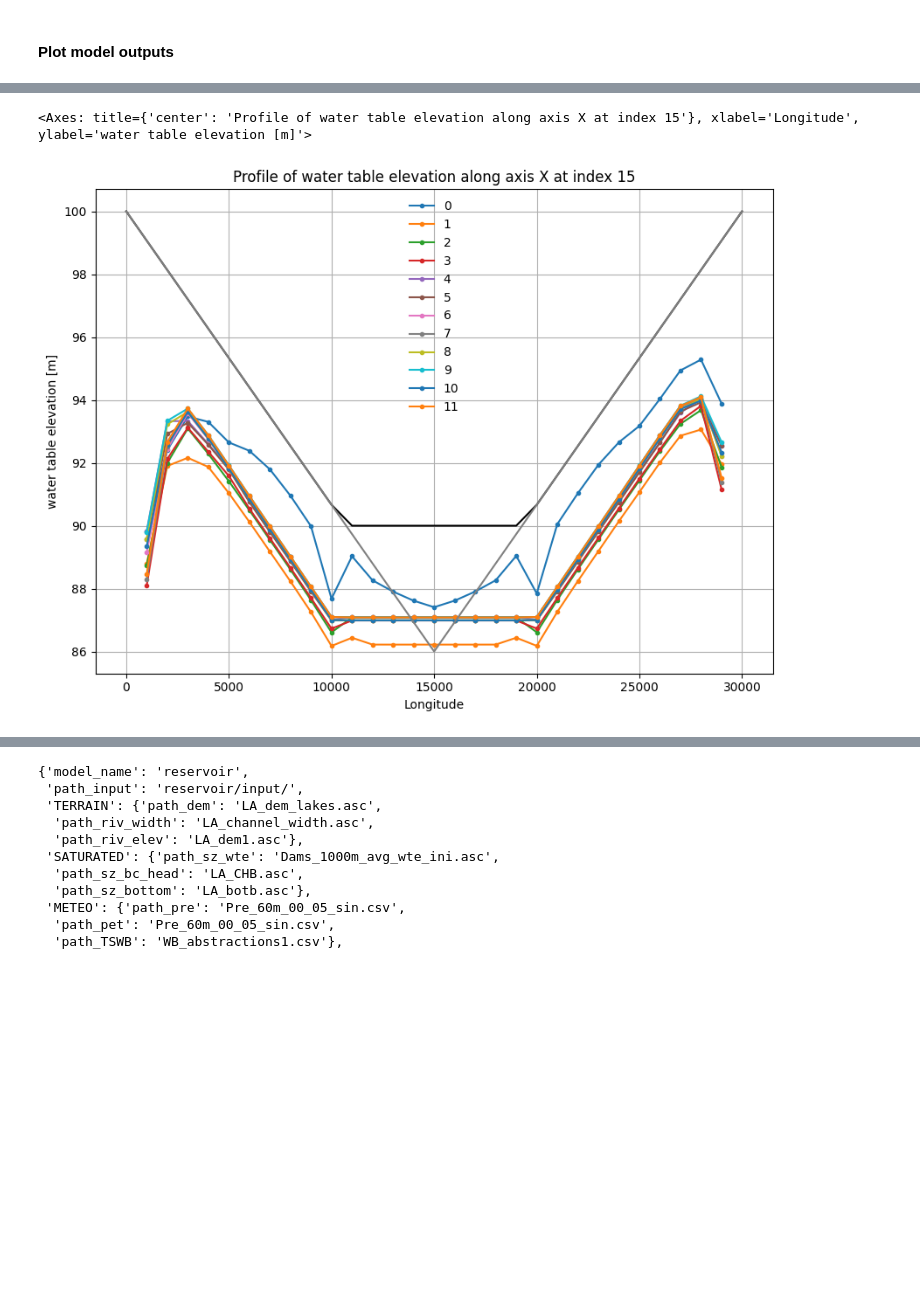
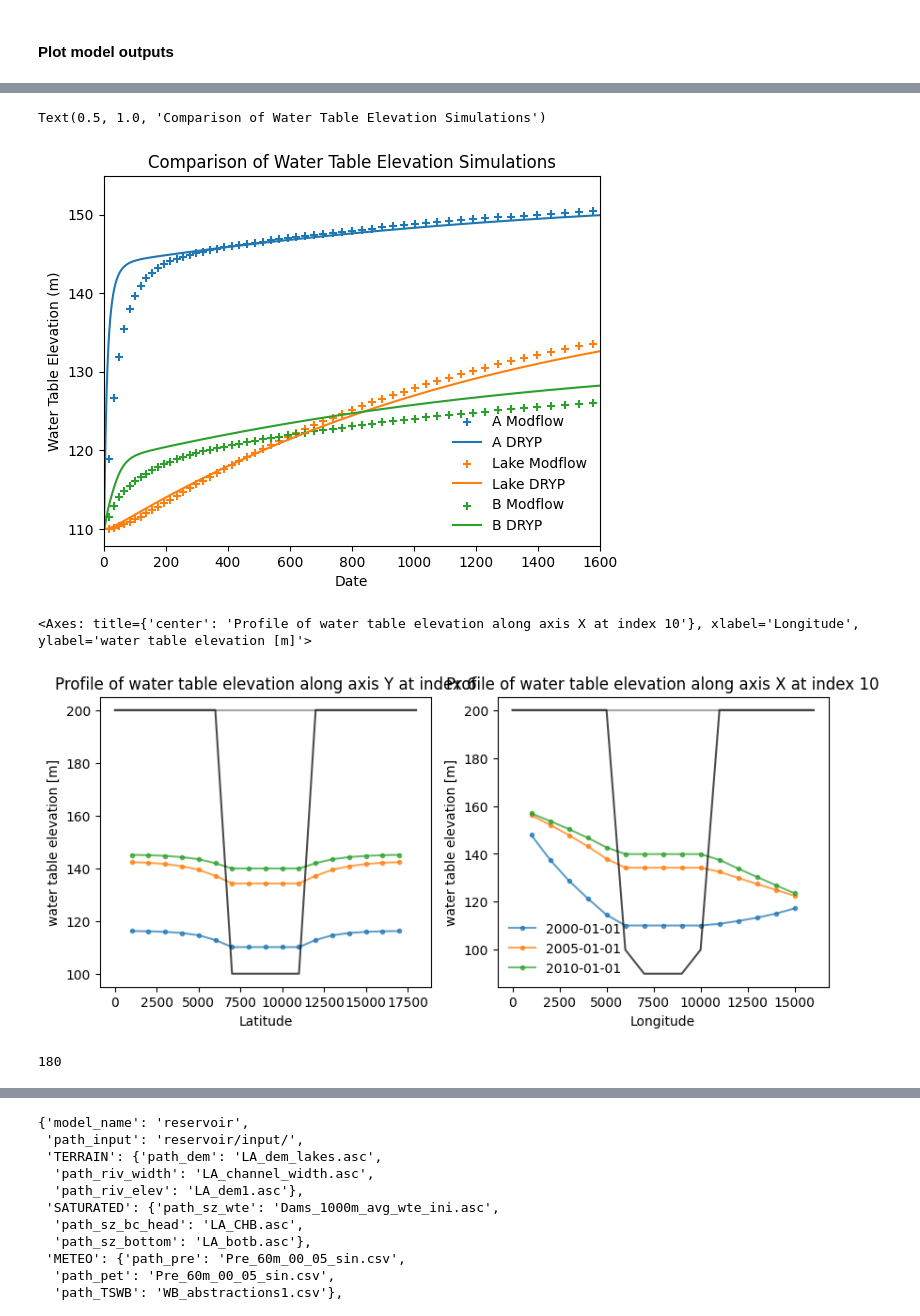
Before and after one commit to AndresQuichimbo/CUWALID-tutorials, a Jupyter notebook: Training/DRYP/intro_modelling/03_DRYP_test_models_lakes.ipynb, the cells around one changed output, grey strips where cells are left out. Drawn from its saved outputs; the diff is of its cells as text; code cells hidden in the pictures; blank space fills up the shorter version.

```diff
--- a/Training/DRYP/intro_modelling/03_DRYP_test_models_lakes.ipynb
+++ b/Training/DRYP/intro_modelling/03_DRYP_test_models_lakes.ipynb
@@ -125,6 +126,7 @@ Download example models and and specify the path of the folder containing all mo
 # %%
 global_path = "C:/Users/km19051/OneDrive - University of Bristol/Documents/GitHub/ilrt/CUWALID-Example/Examples/DRYP"
 global_path = "C:/Users/km19051/OneDrive - University of Bristol/Documents/testing"
+global_path = "/home/c1755103/testcuwalid"
 # %% [markdown]
 ## 2-D groundwater model
 # %% [markdown]
@@ -202,7 +206,8 @@ path_dem = os.path.join(global_path, path_paramters["path_input"], path_paramter
 fname = os.path.join(global_path, path_outputs.path_grid["grid"])
 
 # open the gridded dataset of model outputs
-dataset = xr.open_dataset(fname)["wte"]
+with xr.open_dataset(fname) as ds:
+    dataset = ds["wte"]
 
 # call the profile plotting function
 plotcwld.plot_profile(dataset, axis=1, time=[0, 10, 300], n=1, dem=None, bathymetry=None, title=None)
@@ -283,8 +287,9 @@ dem = rrtools.open_raster(path_dem)[0]
 # get the path of the gridded output dataset
 fname = os.path.join(global_path, path_outputs.path_grid["grid"])
 
-# Open the gridded dataset of model outputs
-dataset = xr.open_dataset(fname)["wte"]
+# open the gridded dataset of model outputs
+with xr.open_dataset(fname) as ds:
+    dataset = ds["wte"]
 
 # call the profile plotting function
 plotcwld.plot_profile(dataset, axis=0, time=[0, 1, 3, 11], n=5, dem=dem, bathymetry=None, title=None)
@@ -307,6 +312,7 @@ You can include in the model large water bodies that interact with groundwater.
 # get path of model parameter setting file
 path_input = os.path.join(global_path, "vlake1d/vLA_input.json")
 path_input = os.path.join(global_path, "reservoir/LA_input_riv.json")
+path_input = os.path.join(global_path, "lake/lks_input.json")
 # %%
 # function to read a model parameter setting file as a dictionary
 path_paramters = plotcwld.read_json_file(path_input)
@@ -331,29 +383,73 @@ plotcwld.plot_point_var(os.path.join(global_path, path_outputs.path_csv["point"]
+# %%
+fieldname = 'wte_3'
+plt.scatter(dfobs['time'], dfobs[fieldname], c='tab:blue', label='A Modflow', marker='+')
+plt.plot(dfsim.index, dfsim[fieldname], "tab:blue", label='A DRYP')
+#plt.legend()
+#plt.xlabel('Date')
+#plt.ylabel('Water Table Elevation (m)')
+#plt.title('Comparison of Water Table Elevation Simulations')
+
+fieldname = 'wte_8'
+#dfobs['Date'] = dfsim['Date'][0:len(dfobs)]
+plt.scatter(dfobs['time'], dfobs[fieldname], c='tab:orange', label='Lake Modflow', marker='+')
+plt.plot(dfsim.index, dfsim[fieldname], "tab:orange", label='Lake DRYP')
+#plt.legend()
+#plt.xlabel('Date')
+#plt.ylabel('Water Table Elevation (m)')
+#plt.title('Comparison of Water Table Elevation Simulations')
+
+fieldname = 'wte_13'
+#dfobs['Date'] = dfsim['Date'][0:len(dfobs)]
+plt.scatter(dfobs['time'], dfobs[fieldname], c='tab:green', label='B Modflow', marker='+')
+plt.plot(dfsim.index, dfsim[fieldname], "tab:green", label='B DRYP')
+plt.xlim([0,1600])
+plt.legend(frameon=False)
+plt.xlabel('Date')
+plt.ylabel('Water Table Elevation (m)')
+plt.title('Comparison of Water Table Elevation Simulations')
+# %% [output]
+Text(0.5, 1.0, 'Comparison of Water Table Elevation Simulations')
+[figure, added]
 # %%
 # get the path of the surface elevation (optional)
 path_dem = os.path.join(global_path, path_paramters["path_input"], path_paramters["TERRAIN"]["path_dem"])#"path_dem.asc"
 
 # get the path of the lake bathymetry (optional)
 path_bathymetry = os.path.join(global_path, path_paramters["path_input"], path_paramters["WATER_BODIES"]["path_lake_depth"]) #"path_bathymetry.asc"
 
 # Open raster data of the DEM
 dem = rrtools.open_raster(path_dem)[0]
 
 # Open raster data of lake bathymetry
 bathymetry = rrtools.open_raster(path_bathymetry)[0]
 # make sure that all values are nan for cells that are not lakes
 bathymetry[bathymetry < 0] = np.nan
 # calculate the lake bottom elevation
 bathymetry = dem - bathymetry
 
 # get the path of the gridded output dataset
 fname = os.path.join(global_path, path_outputs.path_grid["grid"])
 
-# Open the gridded dataset of model outputs
-dataset = xr.open_dataset(fname)["wte"]
-
+# open the gridded dataset of model outputs
+with xr.load_dataset(fname) as ds:
+    dataset = ds["wte"]
+    ds.close()
+fig, ax = plt.subplots(1, 2, figsize=(10,4))
 # call the profile plotting function
-plotcwld.plot_profile(dataset, axis=1, time=list(range(0, 12)), n=15,
-                      dem=dem, bathymetry=bathymetry, title=None)
+plotcwld.plot_profile(dataset, axis=0, n=6,
+                      time=list(range(0, dataset.time.size, 60)),
+                      dem=dem, bathymetry=bathymetry, title=None,# plot_step=True
+                      ax=ax[0]
+                      )
+plotcwld.plot_profile(dataset, axis=1, n=10,
+                      time=list(range(0, dataset.time.size, 60)),
+                      dem=dem, bathymetry=bathymetry, title=None,# plot_step=True
+                      ax=ax[1]
+                      )
 # %% [output]
-<Axes: title={'center': 'Profile of water table elevation along axis X at index 15'}, xlabel='Longitude', ylabel='water table elevation [m]'>
+<Axes: title={'center': 'Profile of water table elevation along axis X at index 10'}, xlabel='Longitude', ylabel='water table elevation [m]'>
-[figure, old version]
+[figure, new version]
+# %%
+dataset.time.size
+# %% [output]
+180
```
Also changed, not shown: parts of 47 cells of this notebook.
